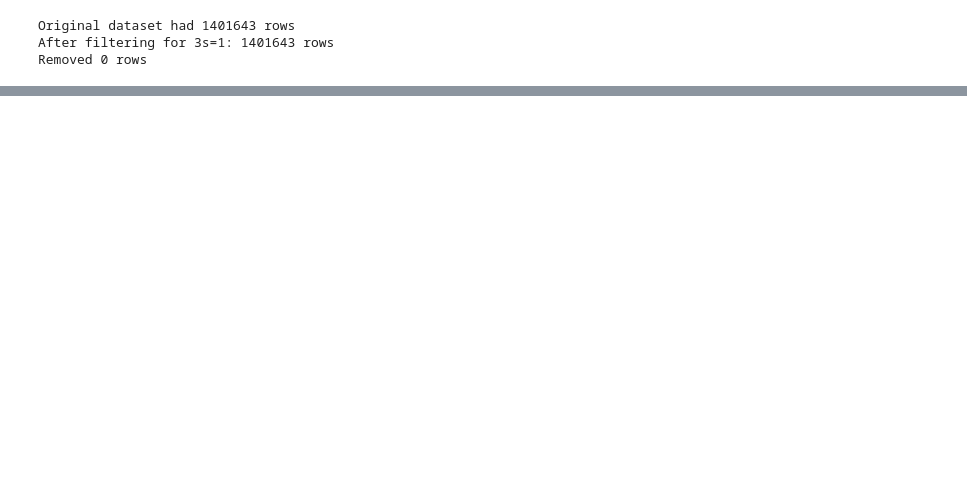
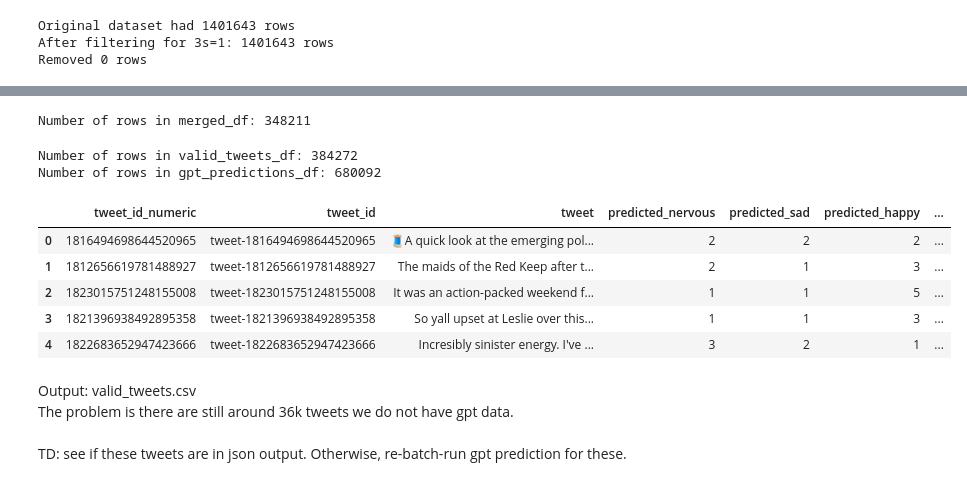
Before and after one commit to charlottezhu1/implicit_emotion, a Jupyter notebook: utils/get_valid_tweets.ipynb, the cells around one changed output, grey strips where cells are left out. Saved outputs shown, nothing was run; the diff lists cells and outputs as text; code cells hidden in the pictures; blank space fills up the shorter version.

```diff
--- a/utils/sort_files.ipynb
+++ b/utils/get_valid_tweets.ipynb
@@ -174,0 +314,4 @@ int64
+# %%
+# merge valid_tweets.csv and gpt_outputs.csv based on tweet_id_numeric
+valid_tweets_df = pd.read_csv('../csvs/valid_tweets.csv')
+gpt_predictions_df = pd.read_csv('../csvs/gpt_outputs.csv')
@@ -174,0 +327,32 @@ int64
+# %%
+# drop duplicates in gpt_predictions_df
+gpt_predictions_df = gpt_predictions_df.drop_duplicates(subset='tweet_id', keep='first')
+gpt_predictions_df.to_csv('../csvs/gpt_outputs.csv', index=False)
+# %%
+merged_df = pd.merge(valid_tweets_df, gpt_predictions_df, left_on='tweet_id_numeric', right_on='tweet_id', how='inner')
+# %%
+# check number of rows in merged_df
+print(f"Number of rows in merged_df: {len(merged_df)}")
+# %% [output]
+Number of rows in merged_df: 348211
+# %%
+# check number of rows in valid_tweets_df and gpt_predictions_df
+print(f"Number of rows in valid_tweets_df: {len(valid_tweets_df)}")
+print(f"Number of rows in gpt_predictions_df: {len(gpt_predictions_df)}")
+# %% [output]
+Number of rows in valid_tweets_df: 384272
+Number of rows in gpt_predictions_df: 680092
+# %%
+# drop tweet_id_y
+# rename tweet_id_x to tweet_id
+merged_df = merged_df.drop(columns=['tweet_id_y'])
+merged_df = merged_df.rename(columns={'tweet_id_x': 'tweet_id'})
+# %%
+merged_df.head()
+# %% [output]
+|  | tweet_id_numeric | tweet_id | tweet | predicted_nervous | predicted_sad | predicted_happy | ... |
+| 0 | 1816494698644520965 | tweet-1816494698644520965 | 🧵A quick look at the emerging pol... | 2 | 2 | 2 | ... |
+| 1 | 1812656619781488927 | tweet-1812656619781488927 | The maids of the Red Keep after t... | 2 | 1 | 3 | ... |
+| 2 | 1823015751248155008 | tweet-1823015751248155008 | It was an action-packed weekend f... | 1 | 1 | 5 | ... |
+| 3 | 1821396938492895358 | tweet-1821396938492895358 | So yall upset at Leslie over this... | 1 | 1 | 3 | ... |
+| 4 | 1822683652947423666 | tweet-1822683652947423666 | Incresibly sinister energy. I've ... | 3 | 2 | 1 | ... |
@@ -174,0 +361,5 @@ int64
+# %% [markdown]
+Output: valid_tweets.csv <br>
+The problem is there are still around 36k tweets we do not have gpt data. <br>
+<br>
+TD: see if these tweets are in json output. Otherwise, re-batch-run gpt prediction for these.
```
Also changed, not shown: parts of 26 cells of this notebook, 4 other files.
